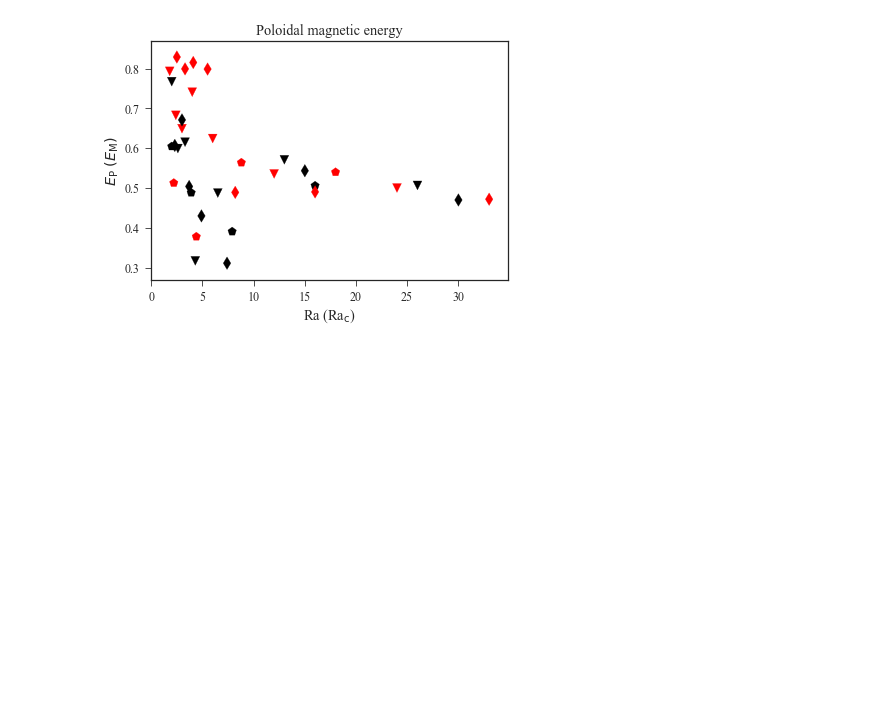
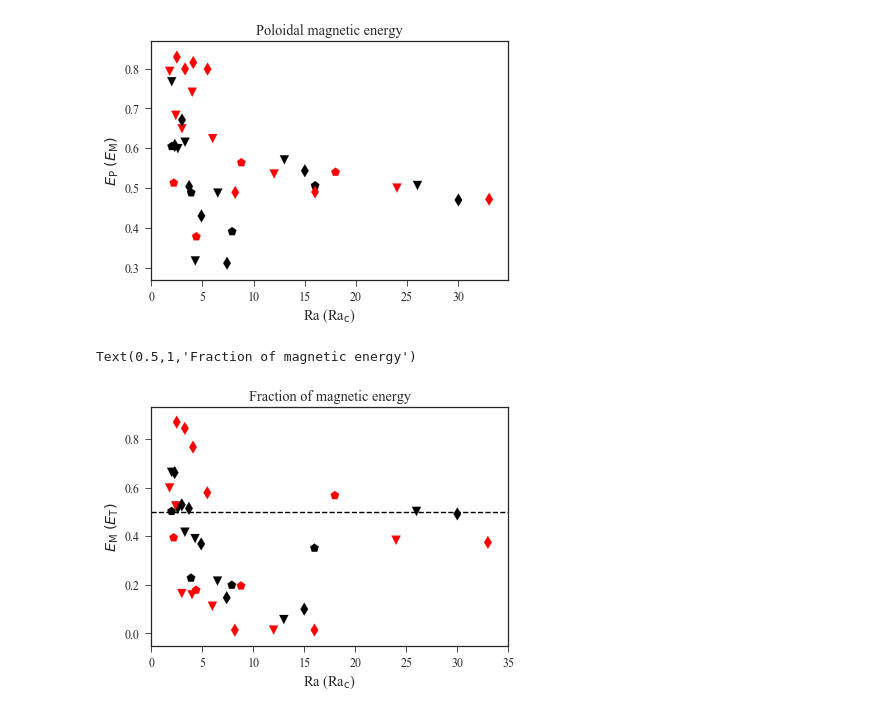
Before and after one commit to bzaire/Report_Sims, a Jupyter notebook: 6-Scaling.ipynb, the cells around one changed output. Saved outputs shown, nothing was run; the diff lists cells and outputs as text; code cells hidden in the pictures; blank space fills up the shorter version.

```diff
--- a/6-Scaling.ipynb
+++ b/6-Scaling.ipynb
@@ -85,3 +87,15 @@ P.title('Poloidal magnetic energy', fontsize='large')
 # %% [output]
 Text(0.5,1,'Poloidal magnetic energy')
 [figure]
+# %%
+P.scatter(sims3['Rac'],  sims3['Emag']/(sims3['Emag'] + sims3['Ekin']),   c=sims3['color'],  marker='p', s=80)
+P.scatter(sims15['Rac'], sims15['Emag']/(sims15['Emag'] + sims15['Ekin']), c=sims15['color'], marker='v', s=80)
+P.scatter(sims1['Rac'],  sims1['Emag']/(sims1['Emag'] + sims1['Ekin']),   c=sims1['color'],  marker='d', s=80)
+P.plot(N.arange(40),N.ones(40)*0.5, 'k--')
+P.xlim((0,35))
+P.xlabel('Ra (Ra$_\mathrm{c}$)', fontsize='large')
+P.ylabel(r'$E_\mathrm{M} \; (E_\mathrm{T})$', fontsize='large')
+P.title('Fraction of magnetic energy', fontsize='large')
+# %% [output]
+Text(0.5,1,'Fraction of magnetic energy')
+[figure, added]
```
Also changed, not shown: parts of 6 cells of this notebook, 9 other files.
